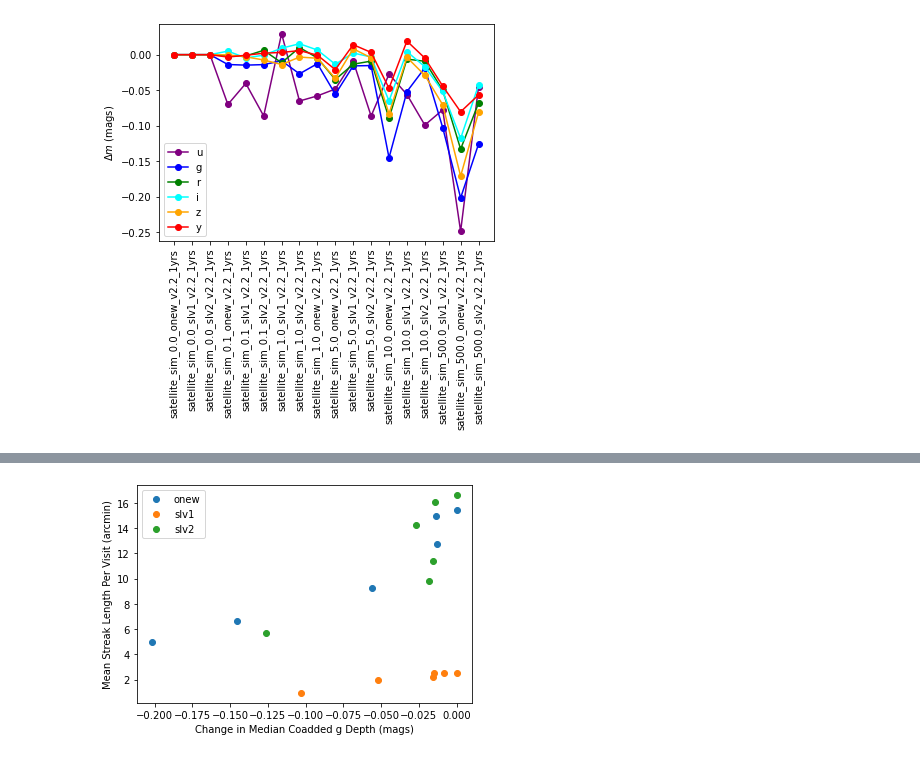
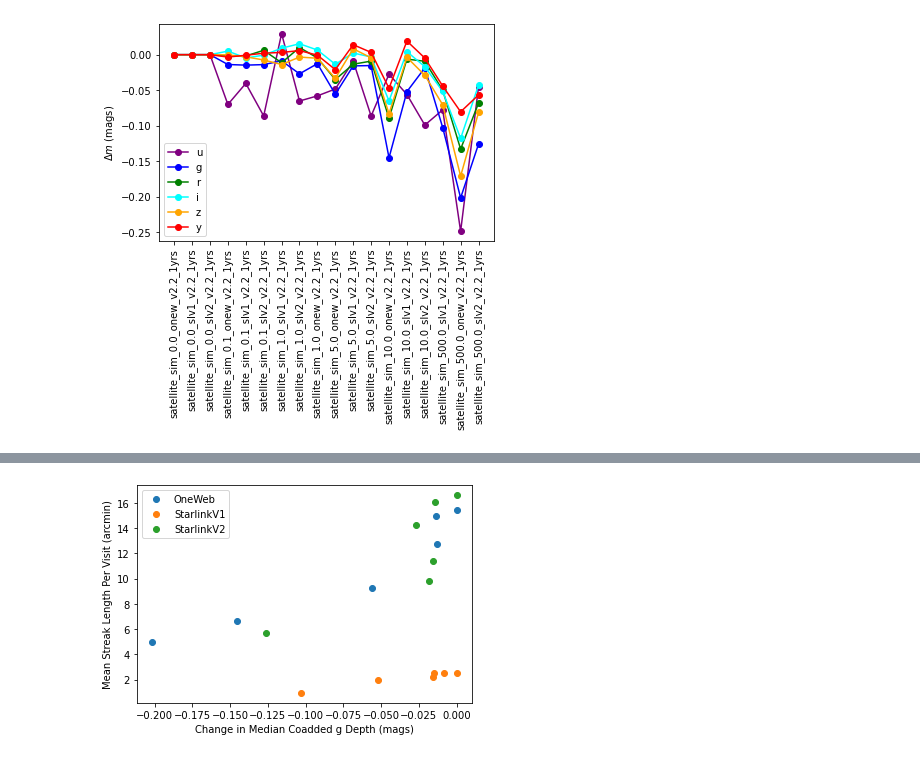
Before and after one commit to dirac-institute/satellite-dodging, a Jupyter notebook: compare_sim_runs.ipynb, the cells around one changed output, grey strips where cells are left out. Saved outputs shown, nothing was run; the diff lists cells and outputs as text; code cells hidden in the pictures.

```diff
--- a/compare_sim_runs.ipynb
+++ b/compare_sim_runs.ipynb
@@ -54,9 +54,10 @@ streak_length_sums = []
 n_streak_sums = []
 n_streaked_images = []
 for sim_name in df.index:
+# for sim_name in df.index[0:2]:
     dodge_weights.append(float(sim_name.split('_')[2]))
     const_name.append(sim_name.split('_')[3])
-    _temp = np.load('simulation_dbs/'+sim_name+'.npz')['obs_array'].copy()
+    _temp = np.load('/Users/apple/Desktop/'+sim_name+'.npz')['obs_array'].copy()
 
     streak_length_sums.append(np.sum(_temp['streak_len_deg']))
     n_streak_sums.append(np.sum(_temp['n_streaks']))
@@ -111,7 +214,13 @@ mean_streak_length = df['streak_length_sum']/df['Number of Exposures']*60  # in
 for c_name in np.unique(df['constellation_name']):
     good = np.where(df['constellation_name'].values == c_name)
     # putting in a fudge factor of 1e-2 so a log-scale axis works well
-    ax.semilogx(df['dodge_weights'].values[good]+1e-2, mean_streak_length.values[good], 'o', label=c_name)
+    if c_name=='onew':
+        clabel='OneWeb'
+    elif c_name=='slv1':
+        clabel='StarlinkV1'
+    else:
+        clabel='StarlinkV2'
+    ax.semilogx(df['dodge_weights'].values[good]+1e-2, mean_streak_length.values[good], 'o', label=clabel)
     # There's probably a better way to do this with pandas .loc or .iloc, but I refuse to learn it
     # when I can get away with simple np.where
 
@@ -154,0 +302,17 @@ Text(0, 0.5, '$\\Delta m$ (mags)')
+# %%
+# slv2
+df4=df.loc[df['constellation_name']=='slv2']
+fig, ax = plt.subplots(figsize=(8,6))
+f2c = {'u': 'C4', 'g': 'C0', 'r': 'C2',
+           'i': 'C1', 'z': 'C3', 'y': 'C5'}
+
+for filtername in 'ugrizy':
+    zp = df4['Median CoaddM5 %s HealpixSlicer' % filtername][0]
+    ax.semilogx(df4['dodge_weights']+1e-2, df4['Median CoaddM5 %s HealpixSlicer' % filtername] - zp,
+            color=f2c[filtername], marker='o', label=filtername, ls=':',ms=10,alpha=0.8 )
+
+
+ax.legend()
+ax.set_xlabel('Dodging Basis Function Weight (unitless)')
+ax.set_ylabel('$\Delta m$ (mags)')
+ax.set_title('Starlink V2 (29988 sats)')
@@ -155,21 +322,26 @@ Text(0, 0.5, '$\\Delta m$ (mags)')
 # %%
 # A lot of info to try and plot here. We have 6 filters, 3 constellations, and 6 weights.
 
 filtername = 'g'
 fig, ax = plt.subplots()
 for c_name in np.unique(df['constellation_name']):
     good = np.where(df['constellation_name'].values == c_name)[0]
 
     zp = df['Median CoaddM5 %s HealpixSlicer' % filtername][0]
     dm = df['Median CoaddM5 %s HealpixSlicer' % filtername] - zp
 
     mean_streak_length = df['streak_length_sum']/df['Number of Exposures']*60  # in arcmin
 
+    if c_name=='onew':
+        clabel='OneWeb'
+    elif c_name=='slv1':
+        clabel='StarlinkV1'
+    else:
+        clabel='StarlinkV2'
 
-
-    ax.plot(dm.values[good], mean_streak_length[good], 'o', label=c_name )
+    ax.plot(dm.values[good], mean_streak_length[good], 'o', label=clabel )
 ax.set_xlabel('Change in Median Coadded %s Depth (mags)' % filtername)
 ax.set_ylabel('Mean Streak Length Per Visit (arcmin)')
 legend = ax.legend()
 # %% [output]
-[figure, old version]
+[figure, new version]
```
Also changed, not shown: parts of 17 cells of this notebook, 2 other files.
